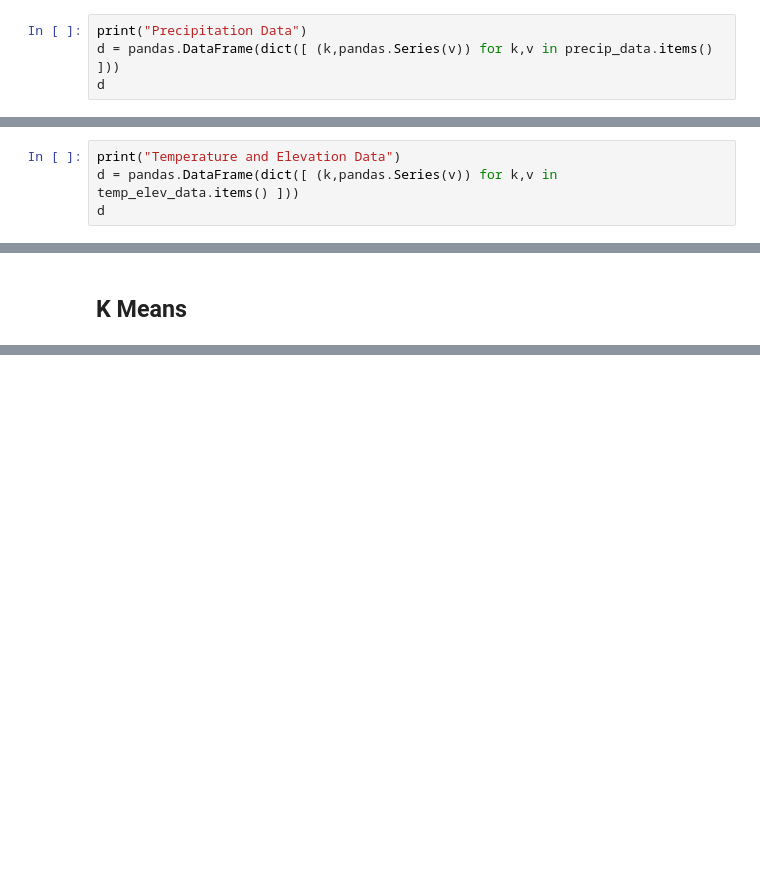
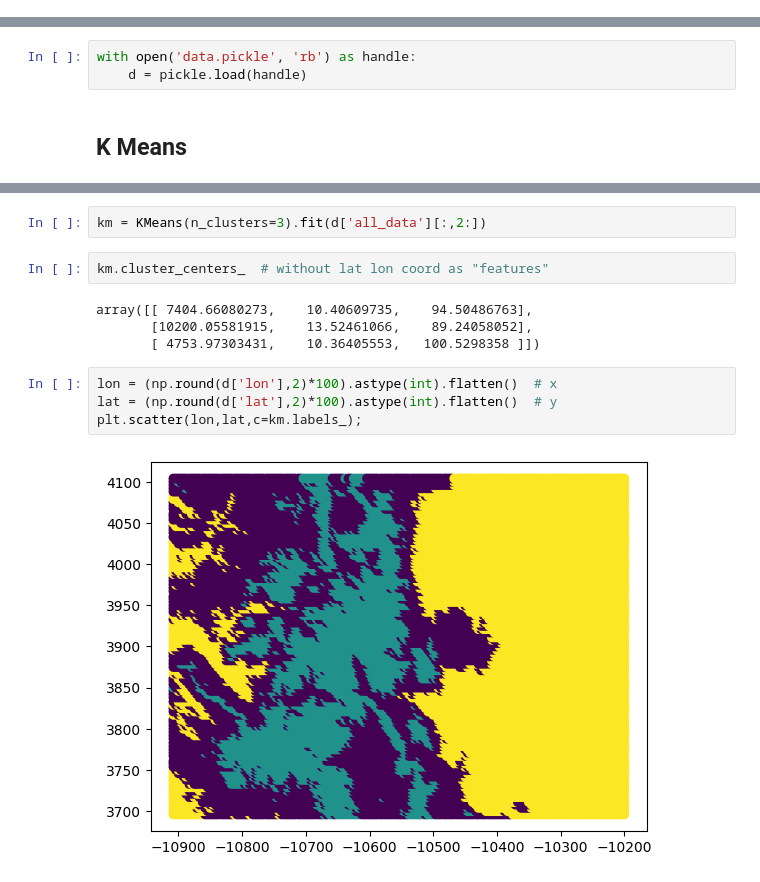
Before and after one commit to maminian/gsmmc-2023-fire-risk, a Jupyter notebook: kmeans/kmeans.ipynb, the cells around one changed output, grey strips where cells are left out. Saved outputs shown, nothing was run; the diff lists cells and outputs as text; blank space fills up the shorter version.

Commit message:
Add script to process data; Run kmeans

```diff
--- a/kmeans/kmeans.ipynb
+++ b/kmeans/kmeans.ipynb
@@ -63,4 +7,0 @@ temp_elev_data = GridData(params, server="GridData")
-# %%
-print("Precipitation Data")
-d = pandas.DataFrame(dict([ (k,pandas.Series(v)) for k,v in precip_data.items() ]))
-d
@@ -73,4 +7,0 @@ Precipitation Data
-# %%
-print("Temperature and Elevation Data")
-d = pandas.DataFrame(dict([ (k,pandas.Series(v)) for k,v in temp_elev_data.items() ]))
-d
@@ -112,2 +8,5 @@ print(all_data[0])
+# %%
+with open('data.pickle', 'rb') as handle:
+    d = pickle.load(handle)
 # %% [markdown]
 ## K Means
@@ -130,0 +21,14 @@ array([[ 0.        ,  3.1336995 ,  3.73199747],
+# %%
+km = KMeans(n_clusters=3).fit(d['all_data'][:,2:])
+# %%
+km.cluster_centers_  # without lat lon coord as "features"
+# %% [output]
+array([[ 7404.66080273,    10.40609735,    94.50486763],
+       [10200.05581915,    13.52461066,    89.24058052],
+       [ 4753.97303431,    10.36405553,   100.5298358 ]])
+# %%
+lon = (np.round(d['lon'],2)*100).astype(int).flatten()  # x
+lat = (np.round(d['lat'],2)*100).astype(int).flatten()  # y
+plt.scatter(lon,lat,c=km.labels_);
+# %% [output]
+[figure, added]
```
Also changed, not shown: parts of 15 cells of this notebook, 2 other files.
